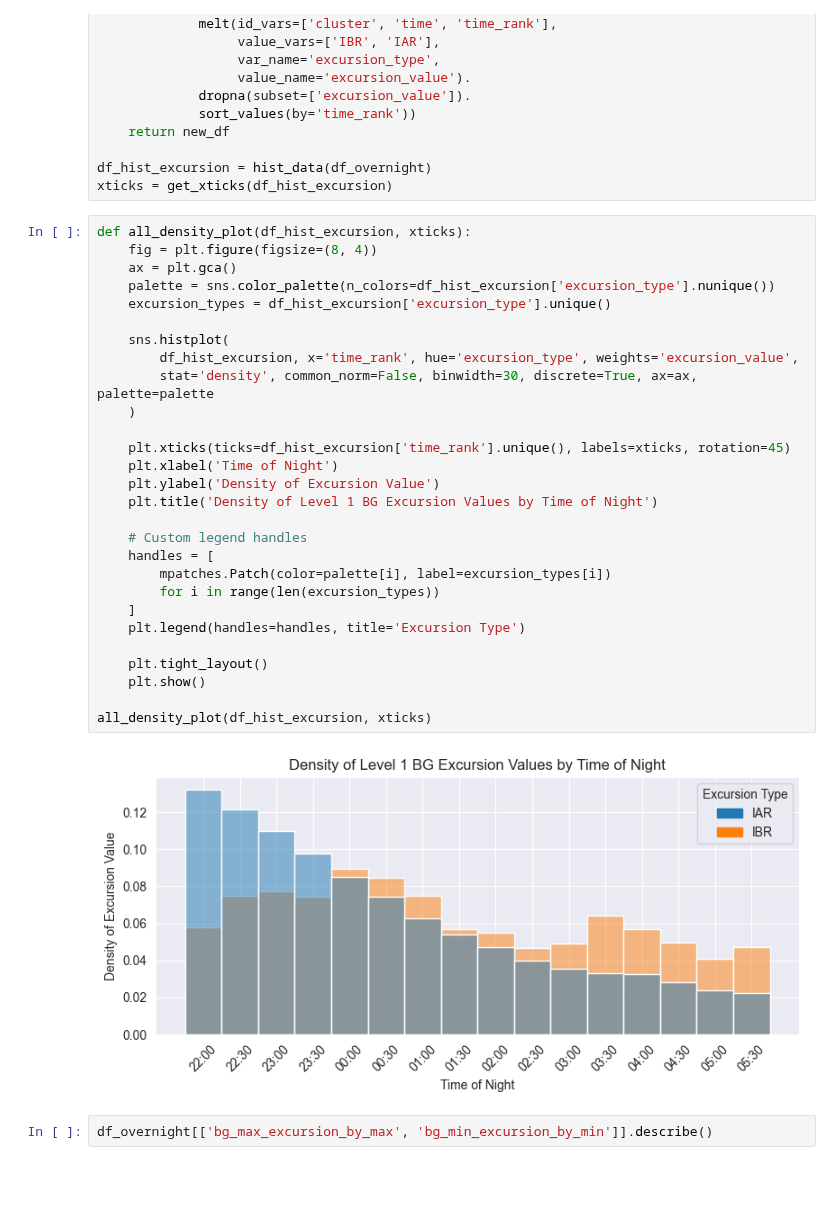
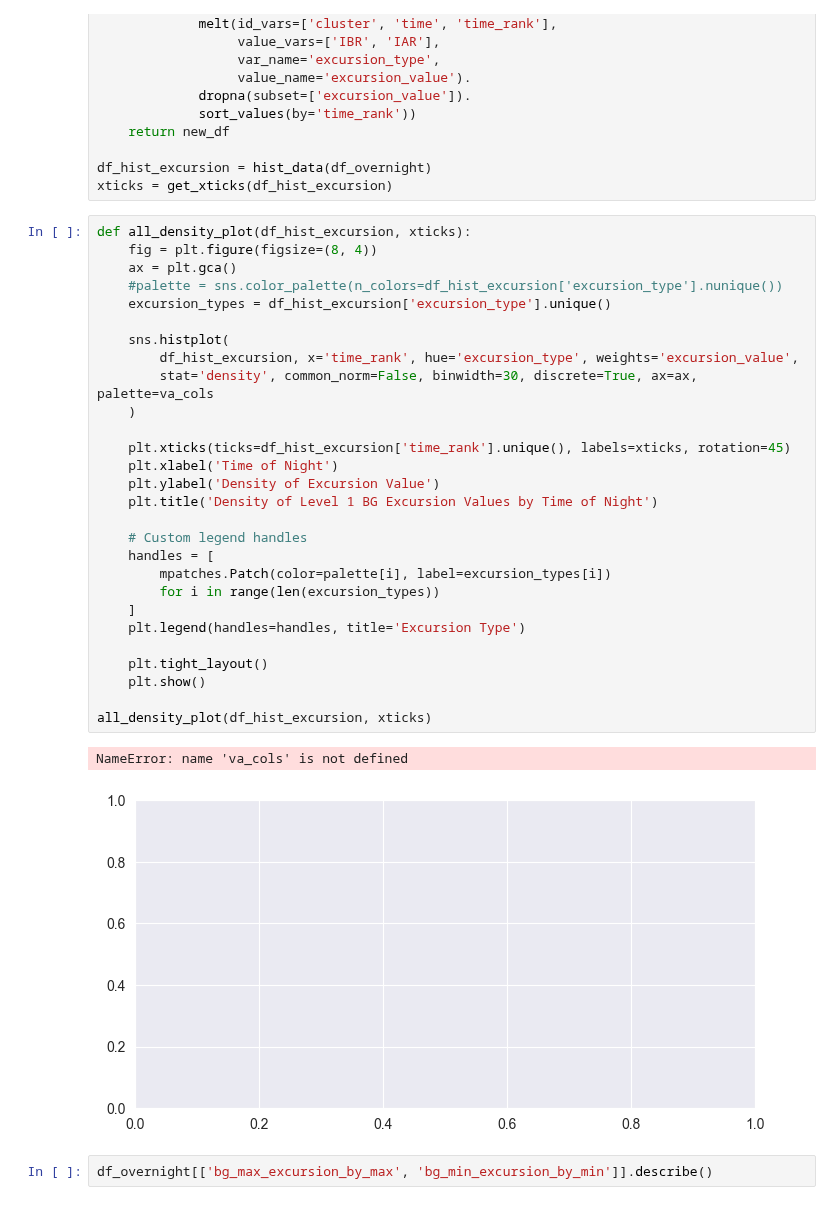
Before and after one commit to rdbrist/masters_project, a Jupyter notebook: notebooks/2.03c-rd-analysis-of-night-cluster-bg-excursions.ipynb, the cells around one changed output. Drawn from its saved outputs; the diff is of its cells as text; blank space fills up the shorter version.

Commit message:
Refinement of visuals and maths evidence and description for excursions

```diff
--- a/notebooks/2.03c-rd-analysis-of-night-cluster-bg-excursions.ipynb
+++ b/notebooks/2.03c-rd-analysis-of-night-cluster-bg-excursions.ipynb
@@ -462,33 +515,34 @@ xticks = get_xticks(df_hist_excursion)
 # %%
 def all_density_plot(df_hist_excursion, xticks):
     fig = plt.figure(figsize=(8, 4))
     ax = plt.gca()
-    palette = sns.color_palette(n_colors=df_hist_excursion['excursion_type'].nunique())
+    #palette = sns.color_palette(n_colors=df_hist_excursion['excursion_type'].nunique())
     excursion_types = df_hist_excursion['excursion_type'].unique()
 
     sns.histplot(
         df_hist_excursion, x='time_rank', hue='excursion_type', weights='excursion_value',
-        stat='density', common_norm=False, binwidth=30, discrete=True, ax=ax, palette=palette
+        stat='density', common_norm=False, binwidth=30, discrete=True, ax=ax, palette=va_cols
     )
 
     plt.xticks(ticks=df_hist_excursion['time_rank'].unique(), labels=xticks, rotation=45)
     plt.xlabel('Time of Night')
     plt.ylabel('Density of Excursion Value')
     plt.title('Density of Level 1 BG Excursion Values by Time of Night')
 
     # Custom legend handles
     handles = [
         mpatches.Patch(color=palette[i], label=excursion_types[i])
         for i in range(len(excursion_types))
     ]
     plt.legend(handles=handles, title='Excursion Type')
 
     plt.tight_layout()
     plt.show()
 
 all_density_plot(df_hist_excursion, xticks)
 # %% [output]
+NameError: name 'va_cols' is not defined
-[figure, old version]
+[figure, new version]
 # %%
 df_overnight[['bg_max_excursion_by_max', 'bg_min_excursion_by_min']].describe()
 # %% [output]
```
Also changed, not shown: parts of 26 cells of this notebook, 3 other files.
